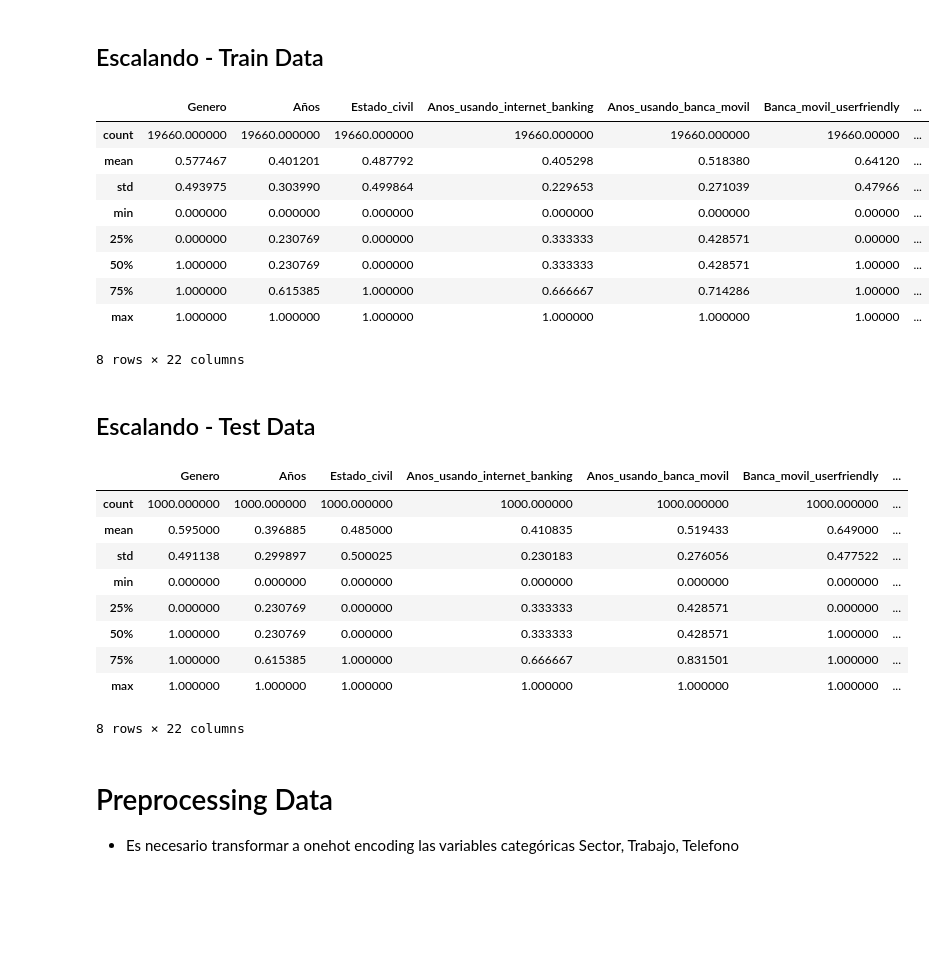
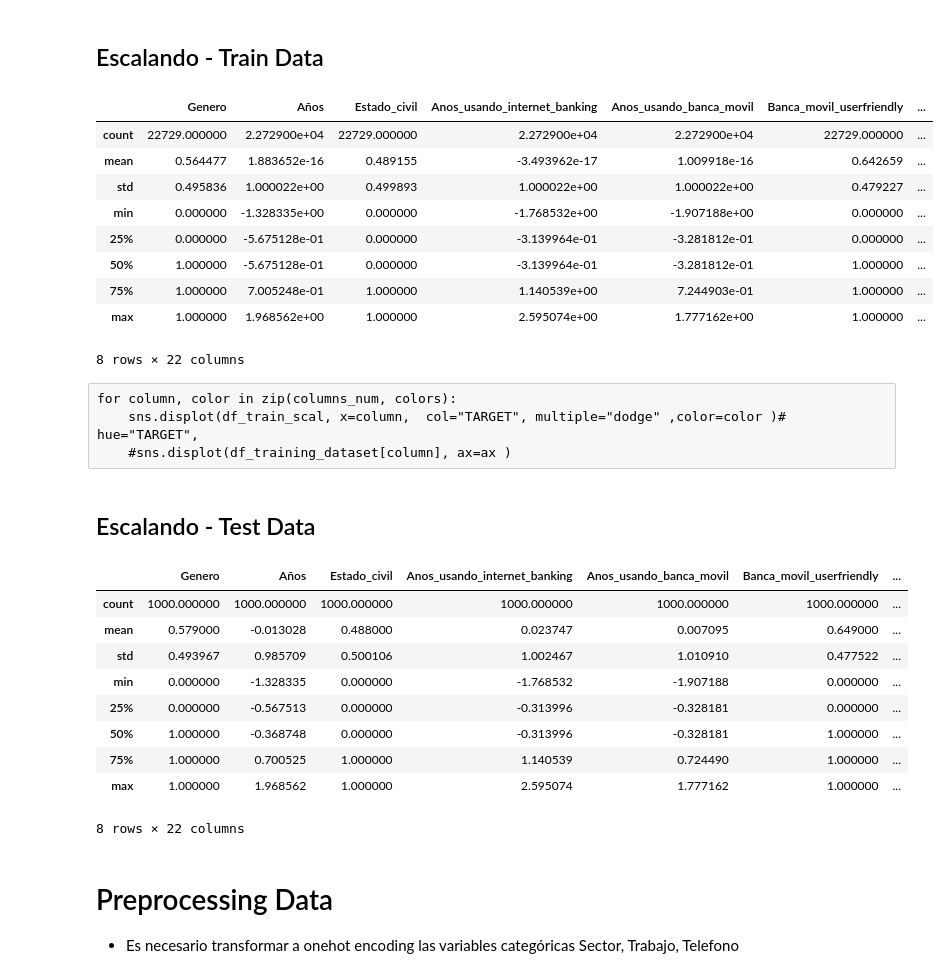
Before and after one commit to DavidCastilloAlvarado/Data_Analysis_financial_customer, a Jupyter notebook: notebook.ipynb, the cells around one changed output. Drawn from its saved outputs; the diff is of its cells as text; code cells hidden in the pictures; blank space fills up the shorter version.

```diff
--- a/notebook.ipynb
+++ b/notebook.ipynb
@@ -286,6 +286,6 @@ columns_num.remove('Banca_movil_userfriendly')
 #fig, axes = plt.subplots(nrows=round(len(columns)/3), ncols=3, figsize=(28, 24))
 colors = ['r', 'b', 'k', 'm', 'g','b', 'k', 'm', 'g','b', 'k', 'm', 'g']
 for column, color in zip(columns_num, colors):
-    sns.displot(df_training_dataset, x=column,  col="TARGET", multiple="dodge" ,color=color )# hue="TARGET",
+    sns.displot(df_training_dataset, x=column,  multiple="dodge" ,color=color )# hue="TARGET",
     #sns.displot(df_training_dataset[column], ax=ax )
 # %% [output]
@@ -844,8 +898,14 @@ def fill_categorical_valuesUsingNumerical_rfc(data, aux_table, columns2fill, col
 # %%
-columnsBase_num = ['Anos_usando_internet_banking', 'Anos_usando_banca_movil', 'Frecuencia_internet_banking_mes', 'Frecuencia_banca_movil_mes','Frecuencia_pagamentos_tarjeta_mes', 'Frecuencia_tarjeta_virtual_mes', 'Frecuencia_saldo_cuenta_mes' ]
-columnsBase_cat = ['Genero', 'Trabajo', 'Telefono','Banca_movil_userfriendly','Estado_civil' ]
-columns2bfilled = ['Frecuencia_tarjeta_virtual_mes','Genero']#columnsBase_num + columnsBase_cat
-df_train_fill = fill_categorical_valuesUsingNumerical_rfc(data = df_drop, aux_table = df_temp_aux.copy(),
+columnsBase_num = ['Anos_usando_internet_banking', 'Anos_usando_banca_movil', 'Frecuencia_internet_banking_mes',
+                   'Frecuencia_banca_movil_mes','Frecuencia_pagamentos_tarjeta_mes',
+                   'Frecuencia_tarjeta_virtual_mes', 'Frecuencia_saldo_cuenta_mes','Años' ]
+columnsBase_cat = ['Telefono','Genero', 'Sector', 'Estado_civil','Trabajo']
+#columnsBase_num = []
+columns2bfilled = df_drop.columns.tolist()
+# columns2bfilled.remove('Banca_movil_userfriendly')
+# columns2bfilled.remove('Frecuencia_tarjeta_virtual_mes')
+columns2bfilled.remove('TARGET')
+df_train_fill,df_test_fill = fill_categorical_valuesUsingNumerical_rfc(data = [df_drop_group,df_to_be_scored_group], aux_table = df_temp_aux.copy(),
                                                               columns2fill=columns2bfilled, columnsBase_num=columnsBase_num,
                                                               columnsBase_cat=columnsBase_cat )
 df_train_fill.isnull().sum()
@@ -1080,27 +1078,29 @@ Agrupar todas
 # %%
 def regroup_phone_work(data):
     ## Telefono
-    temp = data['Telefono'].astype(str).apply(lambda x: x.split(' ')[0].replace('.', '').replace('/','').lower() if not x.split(' ')[0].isnumeric() else 'other') #  .value_counts()
-    group_phones = ['iphone', 'samsung', 'galaxy']
-    data.loc[:,['Telefono']] = temp.apply(lambda x: 'others' if not x in group_phones else x ).apply(lambda x: 'samsung' if x == 'galaxy' else x )
+    data = data.copy()
+    temp = data['Telefono'].astype(str).apply(lambda x: x.split(' ')[0].replace('.', '').replace('/','').lower() if not x.split(' ')[0].isnumeric() else 'others0') #  .value_counts()
+    group_phones = ['iphone', 'samsung', 'galaxy','nan']
+    data.loc[:,['Telefono']] = temp.apply(lambda x: 'others0' if not x in group_phones else x ).apply(lambda x: 'samsung' if x == 'galaxy' else x )
+    data['Telefono']    = data['Telefono'].replace('nan',np.nan)
 
     ## Trabajo
     inge = [ 'ingenieria', 'minero' , 'analistadeinformacion' , 'businessintelligencedeveloper' ]
     salud = [ 'enfermera' , 'medico', 'psicologo' ]
     ciencias = ['matematico', 'quimico' ]
-    mantener = [ 'profesor','servidorpublico','alumno','retirado','gerente','contador','desempleados', 'ingenieria','salud','ciencia' ]
+    mantener = [ 'profesor','servidorpublico','alumno','retirado','gerente','contador','desempleados', 'ingenieria','salud','ciencia', 'nan' ]
 
     temp_trab = data['Trabajo'].astype(str).apply(lambda x: 'ingenieria' if 'inge' in x.split(' ')[0].replace('.', '').lower() else x.replace(' ', '').lower()) #  .value_counts()
-    temp_trab = temp_trab.apply( lambda x: 'ingenieria' if x in inge else x  )
+    temp_trab = temp_trab.apply( lambda x: 'ingenieria' if x in inge else x )
     temp_trab = temp_trab.apply( lambda x: 'salud' if x in salud else x  )
     temp_trab = temp_trab.apply( lambda x: 'ciencia' if x in ciencias else x  )
-    data.loc[:,['Trabajo']]  = temp_trab.apply( lambda x: x if x in mantener else 'others'  )
-
+    data.loc[:,['Trabajo']]  = temp_trab.apply( lambda x: x if x in mantener else 'others' )
+    data['Trabajo']    = data['Trabajo'].replace('nan',np.nan)
     return data
 # %% [markdown]
 ### Train Data - regroup
 # %%
-df_train_g = regroup_phone_work(df_train_filled)
+df_train_g =regroup_phone_work(df_train_fill)
 display(df_train_g['Telefono'].value_counts())
 display(df_train_g['Trabajo'].value_counts())
 # %% [output]
@@ -1252,46 +1252,56 @@ df_test_r.head()
 # %%
 n_components = 12 #n_components
 scaler = MinMaxScaler()
+scalerSTD = preprocessing.StandardScaler()
+
 columns_num_f = df_train_r.columns.tolist()
 columns_num_f.remove('TARGET')
 #columns.remove('Años')
 columns_num_f.remove('Telefono')
 columns_num_f.remove('Sector')
 columns_num_f.remove('Genero') # Estado_civil  Banca_movil_userfriendly
 columns_num_f.remove('Estado_civil')
 columns_num_f.remove('Trabajo')
 columns_num_f.remove('Banca_movil_userfriendly')
 df_train_scal = df_train_r.copy()
-scaler.fit(df_train_scal[columns_num_f])
-df_train_scal.loc[:,columns_num_f] = scaler.transform(df_train_scal[columns_num_f])
+
+#df_train_scal[columns_num_f] = preprocessing.StandardScaler()(df_train_scal[columns_num_f],norm='l2')
+
+scalerSTD.fit(df_train_scal[columns_num_f])
+df_train_scal.loc[:,columns_num_f] = scalerSTD.transform(df_train_scal[columns_num_f])
+
 df_train_scal.describe()
 # %% [output]
 |  | Genero | Años | Estado_civil | Anos_usando_internet_banking | Anos_usando_banca_movil | Banca_movil_userfriendly | ... |
-| count | 19660.000000 | 19660.000000 | 19660.000000 | 19660.000000 | 19660.000000 | 19660.00000 | ... |
-| mean | 0.577467 | 0.401201 | 0.487792 | 0.405298 | 0.518380 | 0.64120 | ... |
-| std | 0.493975 | 0.303990 | 0.499864 | 0.229653 | 0.271039 | 0.47966 | ... |
-| min | 0.000000 | 0.000000 | 0.000000 | 0.000000 | 0.000000 | 0.00000 | ... |
-| 25% | 0.000000 | 0.230769 | 0.000000 | 0.333333 | 0.428571 | 0.00000 | ... |
-| 50% | 1.000000 | 0.230769 | 0.000000 | 0.333333 | 0.428571 | 1.00000 | ... |
-| 75% | 1.000000 | 0.615385 | 1.000000 | 0.666667 | 0.714286 | 1.00000 | ... |
-| max | 1.000000 | 1.000000 | 1.000000 | 1.000000 | 1.000000 | 1.00000 | ... |
+| count | 22729.000000 | 2.272900e+04 | 22729.000000 | 2.272900e+04 | 2.272900e+04 | 22729.000000 | ... |
+| mean | 0.564477 | 1.883652e-16 | 0.489155 | -3.493962e-17 | 1.009918e-16 | 0.642659 | ... |
+| std | 0.495836 | 1.000022e+00 | 0.499893 | 1.000022e+00 | 1.000022e+00 | 0.479227 | ... |
+| min | 0.000000 | -1.328335e+00 | 0.000000 | -1.768532e+00 | -1.907188e+00 | 0.000000 | ... |
+| 25% | 0.000000 | -5.675128e-01 | 0.000000 | -3.139964e-01 | -3.281812e-01 | 0.000000 | ... |
+| 50% | 1.000000 | -5.675128e-01 | 0.000000 | -3.139964e-01 | -3.281812e-01 | 1.000000 | ... |
+| 75% | 1.000000 | 7.005248e-01 | 1.000000 | 1.140539e+00 | 7.244903e-01 | 1.000000 | ... |
+| max | 1.000000 | 1.968562e+00 | 1.000000 | 2.595074e+00 | 1.777162e+00 | 1.000000 | ... |
 8 rows × 22 columns
+# %% [raw]
+for column, color in zip(columns_num, colors):
+    sns.displot(df_train_scal, x=column,  col="TARGET", multiple="dodge" ,color=color )# hue="TARGET",
+    #sns.displot(df_training_dataset[column], ax=ax )
 # %% [markdown]
 ## Escalando - Test Data
 # %%
 df_test_scal = df_test_r.drop(columns=['ID']).copy()
-df_test_scal.loc[:,columns_num_f] = scaler.transform(df_test_scal[columns_num_f])
+df_test_scal.loc[:,columns_num_f] = scalerSTD.transform(df_test_scal[columns_num_f])
 df_test_scal.describe()
 # %% [output]
 |  | Genero | Años | Estado_civil | Anos_usando_internet_banking | Anos_usando_banca_movil | Banca_movil_userfriendly | ... |
 | count | 1000.000000 | 1000.000000 | 1000.000000 | 1000.000000 | 1000.000000 | 1000.000000 | ... |
-| mean | 0.595000 | 0.396885 | 0.485000 | 0.410835 | 0.519433 | 0.649000 | ... |
-| std | 0.491138 | 0.299897 | 0.500025 | 0.230183 | 0.276056 | 0.477522 | ... |
-| min | 0.000000 | 0.000000 | 0.000000 | 0.000000 | 0.000000 | 0.000000 | ... |
-| 25% | 0.000000 | 0.230769 | 0.000000 | 0.333333 | 0.428571 | 0.000000 | ... |
-| 50% | 1.000000 | 0.230769 | 0.000000 | 0.333333 | 0.428571 | 1.000000 | ... |
-| 75% | 1.000000 | 0.615385 | 1.000000 | 0.666667 | 0.831501 | 1.000000 | ... |
-| max | 1.000000 | 1.000000 | 1.000000 | 1.000000 | 1.000000 | 1.000000 | ... |
+| mean | 0.579000 | -0.013028 | 0.488000 | 0.023747 | 0.007095 | 0.649000 | ... |
+| std | 0.493967 | 0.985709 | 0.500106 | 1.002467 | 1.010910 | 0.477522 | ... |
+| min | 0.000000 | -1.328335 | 0.000000 | -1.768532 | -1.907188 | 0.000000 | ... |
+| 25% | 0.000000 | -0.567513 | 0.000000 | -0.313996 | -0.328181 | 0.000000 | ... |
+| 50% | 1.000000 | -0.368748 | 0.000000 | -0.313996 | -0.328181 | 1.000000 | ... |
+| 75% | 1.000000 | 0.700525 | 1.000000 | 1.140539 | 0.724490 | 1.000000 | ... |
+| max | 1.000000 | 1.968562 | 1.000000 | 2.595074 | 1.777162 | 1.000000 | ... |
 8 rows × 22 columns
 # %% [markdown]
 # Preprocessing Data
```
Also changed, not shown: parts of 44 cells of this notebook, 2 other files.
